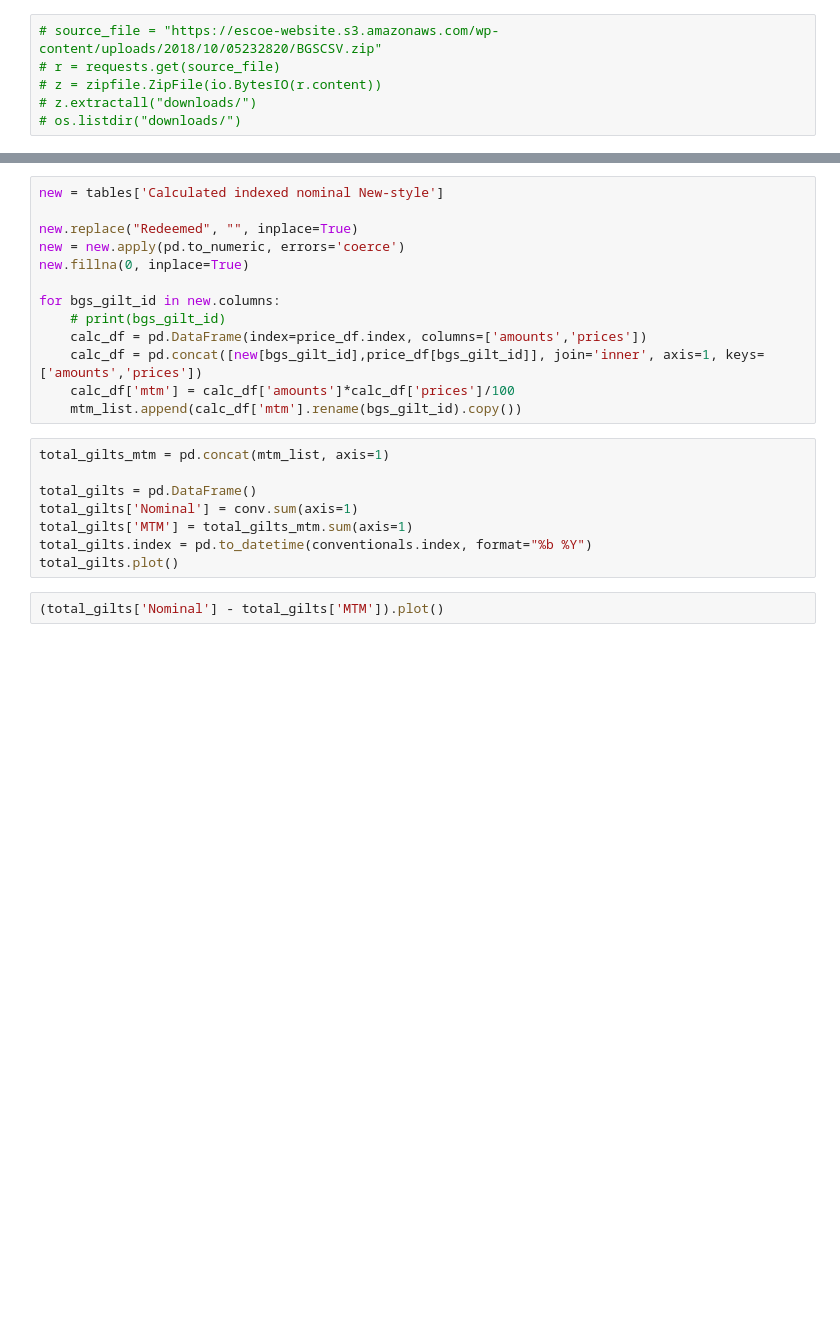
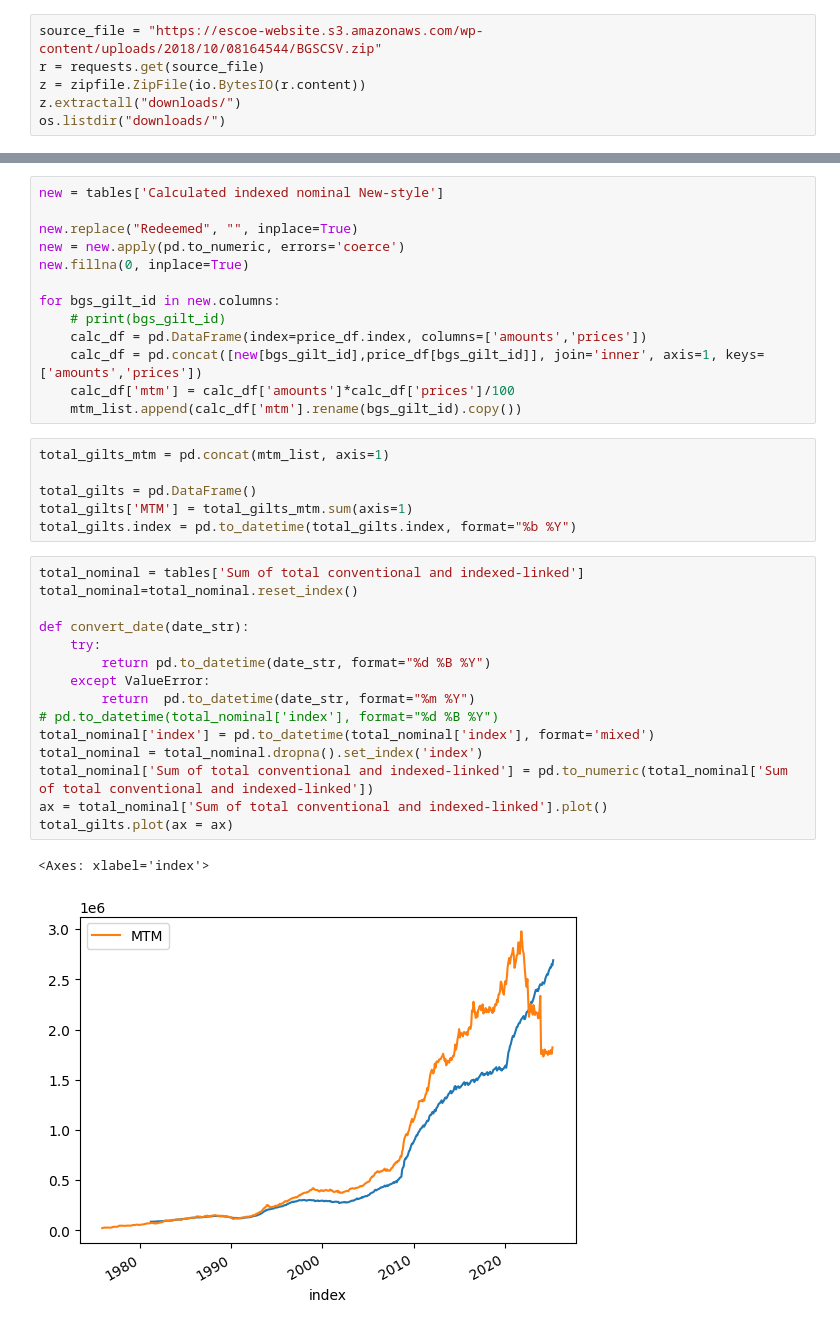
Before and after one commit to cormach/economy, a Jupyter notebook: bonds.ipynb, the cells around one changed output, grey strips where cells are left out. Saved outputs shown, nothing was run; the diff lists cells and outputs as text; blank space fills up the shorter version.

```diff
--- a/bonds.ipynb
+++ b/bonds.ipynb
@@ -11,8 +11,8 @@ from collections import Counter
 import matplotlib.pyplot as plt
 import re
 # %%
-# source_file = "https://escoe-website.s3.amazonaws.com/wp-content/uploads/2018/10/05232820/BGSCSV.zip"
-# r = requests.get(source_file)
-# z = zipfile.ZipFile(io.BytesIO(r.content))
-# z.extractall("downloads/")
-# os.listdir("downloads/")
+source_file = "https://escoe-website.s3.amazonaws.com/wp-content/uploads/2018/10/08164544/BGSCSV.zip"
+r = requests.get(source_file)
+z = zipfile.ZipFile(io.BytesIO(r.content))
+z.extractall("downloads/")
+os.listdir("downloads/")
@@ -184,10 +420,24 @@ for bgs_gilt_id in new.columns:
 total_gilts_mtm = pd.concat(mtm_list, axis=1)
 
 total_gilts = pd.DataFrame()
-total_gilts['Nominal'] = conv.sum(axis=1)
 total_gilts['MTM'] = total_gilts_mtm.sum(axis=1)
-total_gilts.index = pd.to_datetime(conventionals.index, format="%b %Y")
-total_gilts.plot()
+total_gilts.index = pd.to_datetime(total_gilts.index, format="%b %Y")
-# %%
-(total_gilts['Nominal'] - total_gilts['MTM']).plot()
+# %%
+total_nominal = tables['Sum of total conventional and indexed-linked']
+total_nominal=total_nominal.reset_index()
+
+def convert_date(date_str):
+    try:
+        return pd.to_datetime(date_str, format="%d %B %Y")
+    except ValueError:
+        return  pd.to_datetime(date_str, format="%m %Y")
+# pd.to_datetime(total_nominal['index'], format="%d %B %Y")
+total_nominal['index'] = pd.to_datetime(total_nominal['index'], format='mixed')
+total_nominal = total_nominal.dropna().set_index('index')
+total_nominal['Sum of total conventional and indexed-linked'] = pd.to_numeric(total_nominal['Sum of total conventional and indexed-linked'])
+ax = total_nominal['Sum of total conventional and indexed-linked'].plot()
+total_gilts.plot(ax = ax)
+# %% [output]
+<Axes: xlabel='index'>
+[figure, added]
 # %%
```
Also changed, not shown: parts of 40 cells of this notebook, 6 other files.
